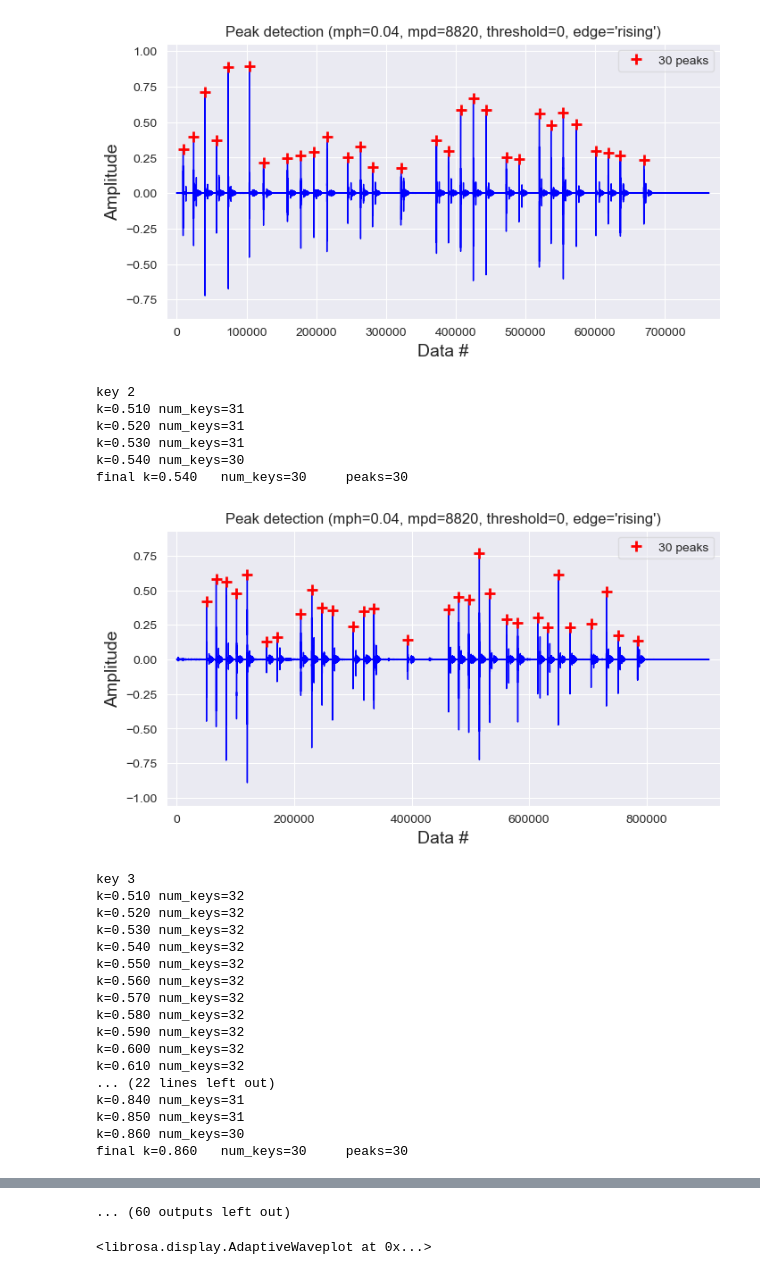
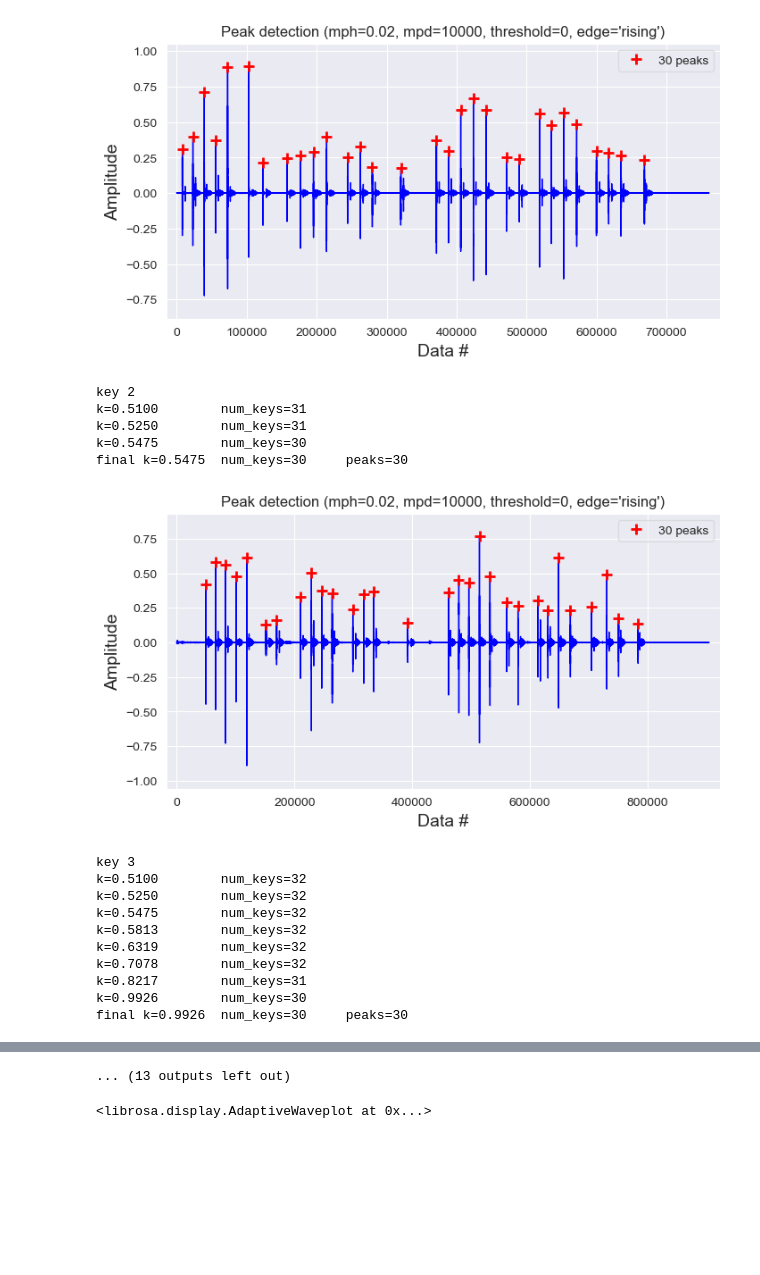
Before and after one commit to blondiedies/Binary-class, a Jupyter notebook: ClassificationCNN/FromScratch.ipynb, the cells around one changed output, grey strips where cells are left out. Cells and saved outputs as stored; diff of their text form; code cells hidden in the pictures; blank space fills up the shorter version.

```diff
--- a/ClassificationCNN/FromScratch.ipynb
+++ b/ClassificationCNN/FromScratch.ipynb
@@ -224,7 +224,7 @@ N_FFT, HOP_LENGTH, BEFORE, AFTER = 1024, 225, 2400, 12000
 #
 # the number 1
 key_length = 8820
-for num in range(1, 5):
+for num in range(0, 5):
     samples, sr = librosa.load(f'../MKA datasets/All Dataset/Raw Data/{num}/{num}mac.wav', sr=44100)
     pydub_samples = AudioSegment.from_file(f'../MKA datasets/All Dataset/Raw Data/{num}/{num}mac.wav', format="wav", frame_rate=44100)
 
@@ -232,20 +232,20 @@ for num in range(1, 5):
     pydub_samples2 = AudioSegment.from_file(f'../Dataset-for-Binary/base-audio/audio_{num}.wav', format='wav',
                                            frame_rate=44100, sample_width=4)
 
-    silences = silence.detect_silence(pydub_samples, silence_thresh=1.01*pydub_samples.dBFS, min_silence_len=50)
+    silences = silence.detect_silence(pydub_samples, silence_thresh=1.01*pydub_samples.dBFS, min_silence_len=70)
     ovr_dbms = []
     for start_ind, final_ind in silences:
         ovr_dbms.append(pydub_samples[start_ind:final_ind].dBFS)
     avg_dbfs = np.average(ovr_dbms)
 
     # the number 2
-    silences2 = silence.detect_silence(pydub_samples2, silence_thresh=1.01*pydub_samples2.dBFS, min_silence_len=50)
+    silences2 = silence.detect_silence(pydub_samples2, silence_thresh=1.01*pydub_samples2.dBFS, min_silence_len=70)
     ovr_dbms2 = []
     for start_ind, final_ind in silences2:
         ovr_dbms2.append(pydub_samples2[start_ind:final_ind].dBFS)
     avg_dbfs2 = np.average(ovr_dbms2)
 
-    threshold_vals = np.arange(0.3, 0.65, 0.01)
+    threshold_vals = np.arange(0.13, 0.15, 0.002)
     print(f'KEY {num}')
     for i in threshold_vals:
         print(f'i={i:.3f}')
@@ -280,7 +282,7 @@ from detecta import detect_peaks
 
 def count_peaks(samples, key_length=14400):
     final_samples = pyln.normalize.peak(samples, -1)
-    indexes = detect_peaks(final_samples[key_length: -key_length], show=True, mpd=key_length, mph=0.04)
+    indexes = detect_peaks(final_samples[key_length: -key_length], show=True, mpd=key_length, mph=0.02)
     return len(indexes)
 
 def isolator_new(file_path, sr, key_length=14400, k=0.15):
@@ -297,8 +299,10 @@ def isolator_new(file_path, sr, key_length=14400, k=0.15):
 # %%
 def create_dataset(keys, initial_k, key_length=8820):
     data_dict = {'Key':[], 'File':[]}
+    base_step = 0.01
     for i, key in enumerate(keys):
         curr_key = key
+        curr_step = base_step
         if key.isalpha and not key.isalnum(): # if is a string
             curr_key = key.lower()
         file_path = f'../MKA datasets/All Dataset/Raw Data/{curr_key}/{curr_key}mac.wav'
@@ -312,15 +316,30 @@ def create_dataset(keys, initial_k, key_length=8820):
         curr_array = isolator_new(file_path, sr, key_length, k)['res']
         strokes = [curr['waveform'] for curr in curr_array]
         num_keys = len(strokes)
-
+        prev_k = k
+        count = 0
         print(f'key {key}')
         while num_keys != peaks_count:
-            k += 0.01 if num_keys > peaks_count else -0.01
+            if num_keys > peaks_count:
+                if count > 0 and prev_k == k + curr_step:
+                    curr_step /= 2
+                elif count > 0:
+                    curr_step += (curr_step / 2)
+                prev_k = k
+                k += curr_step
+            else:
+                if count > 0 and prev_k == k - curr_step:
+                    curr_step /= 2
+                elif count > 0:
+                    curr_step += (curr_step / 2)
+                prev_k = k
+                k += -curr_step
             curr_arr = isolator_new(file_path, sr, key_length, k)['res']
             strokes = [arr['waveform'] for arr in curr_arr]
             num_keys = len(strokes)
-            print(f'k={k:.3f}\tnum_keys={num_keys}')
-        print(f'final k={k:.3f}\tnum_keys={num_keys}\tpeaks={peaks_count}')
+            count += 1
+            print(f'k={k:.4f}\tnum_keys={num_keys}')
+        print(f'final k={k:.4f}\tnum_keys={num_keys}\tpeaks={peaks_count}')
         print()
 
         # now get the actual keys file
@@ -340,6 +359,7 @@ def create_dataset(keys, initial_k, key_length=8820):
 # %%
 # currently used keys
 curr_keys = list('1234567890QWERTYUIOPASDFGHJKLZXCVBNM')
-curr_dataset = create_dataset(curr_keys, initial_k=0.5, key_length=8820)
+curr_keys.append("space")
+curr_dataset = create_dataset(curr_keys, initial_k=0.5, key_length=10000)
 print(curr_dataset)
 # %% [output]
@@ -359,25 +369,17 @@ final k=0.600   num_keys=30     peaks=30
-[figure, old version]
+[figure, new version]
 key 2
-k=0.510 num_keys=31
-k=0.520 num_keys=31
-k=0.530 num_keys=31
-k=0.540 num_keys=30
-final k=0.540   num_keys=30     peaks=30
+k=0.5100        num_keys=31
+k=0.5250        num_keys=31
+k=0.5475        num_keys=30
+final k=0.5475  num_keys=30     peaks=30
-[figure, old version]
+[figure, new version]
 key 3
-k=0.510 num_keys=32
-k=0.520 num_keys=32
-k=0.530 num_keys=32
-k=0.540 num_keys=32
-k=0.550 num_keys=32
-k=0.560 num_keys=32
-k=0.570 num_keys=32
-k=0.580 num_keys=32
-k=0.590 num_keys=32
-k=0.600 num_keys=32
-k=0.610 num_keys=32
-... (22 lines left out)
-k=0.840 num_keys=31
-k=0.850 num_keys=31
-k=0.860 num_keys=30
-final k=0.860   num_keys=30     peaks=30
+k=0.5100        num_keys=32
+k=0.5250        num_keys=32
+k=0.5475        num_keys=32
+k=0.5813        num_keys=32
+k=0.6319        num_keys=32
+k=0.7078        num_keys=32
+k=0.8217        num_keys=31
+k=0.9926        num_keys=30
+final k=0.9926  num_keys=30     peaks=30
@@ -423,4 +411,4 @@ final k=0.790   num_keys=30     peaks=30
-... (60 outputs left out)
+... (13 outputs left out)
 # %%
 # Read curr_dataset back from the file
 # Write curr_dataset to a file to avoid running this shit over & over again
```
Also changed, not shown: parts of 4 cells of this notebook.
